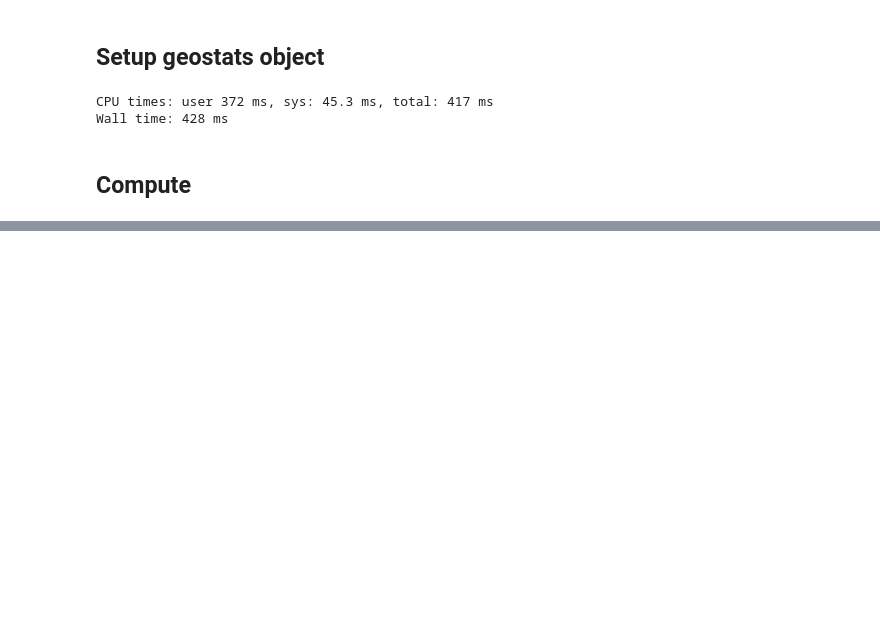
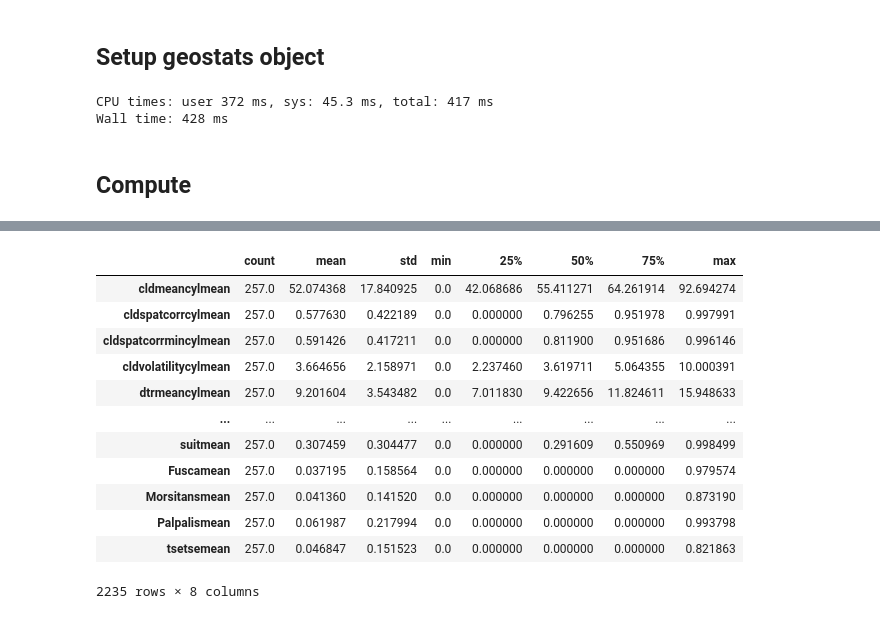
Before and after one commit to ozak/geostats, a Jupyter notebook: notebooks/Country-Stats.ipynb, the cells around one changed output, grey strips where cells are left out. Saved outputs shown, nothing was run; the diff lists cells and outputs as text; code cells hidden in the pictures; blank space fills up the shorter version.

```diff
--- a/notebooks/Country-Stats.ipynb
+++ b/notebooks/Country-Stats.ipynb
@@ -76,0 +170,16 @@ country_stats.df
+# %%
+out[[c for c in out.columns if c.endswith('mean')]].describe().T
+# %% [output]
+|  | count | mean | std | min | 25% | 50% | 75% | max |
+| cldmeancylmean | 257.0 | 52.074368 | 17.840925 | 0.0 | 42.068686 | 55.411271 | 64.261914 | 92.694274 |
+| cldspatcorrcylmean | 257.0 | 0.577630 | 0.422189 | 0.0 | 0.000000 | 0.796255 | 0.951978 | 0.997991 |
+| cldspatcorrmincylmean | 257.0 | 0.591426 | 0.417211 | 0.0 | 0.000000 | 0.811900 | 0.951686 | 0.996146 |
+| cldvolatilitycylmean | 257.0 | 3.664656 | 2.158971 | 0.0 | 2.237460 | 3.619711 | 5.064355 | 10.000391 |
+| dtrmeancylmean | 257.0 | 9.201604 | 3.543482 | 0.0 | 7.011830 | 9.422656 | 11.824611 | 15.948633 |
+| ... | ... | ... | ... | ... | ... | ... | ... | ... |
+| suitmean | 257.0 | 0.307459 | 0.304477 | 0.0 | 0.000000 | 0.291609 | 0.550969 | 0.998499 |
+| Fuscamean | 257.0 | 0.037195 | 0.158564 | 0.0 | 0.000000 | 0.000000 | 0.000000 | 0.979574 |
+| Morsitansmean | 257.0 | 0.041360 | 0.141520 | 0.0 | 0.000000 | 0.000000 | 0.000000 | 0.873190 |
+| Palpalismean | 257.0 | 0.061987 | 0.217994 | 0.0 | 0.000000 | 0.000000 | 0.000000 | 0.993798 |
+| tsetsemean | 257.0 | 0.046847 | 0.151523 | 0.0 | 0.000000 | 0.000000 | 0.000000 | 0.821863 |
+2235 rows × 8 columns
```
Also changed, not shown: parts of 9 cells of this notebook, 1 other file.
